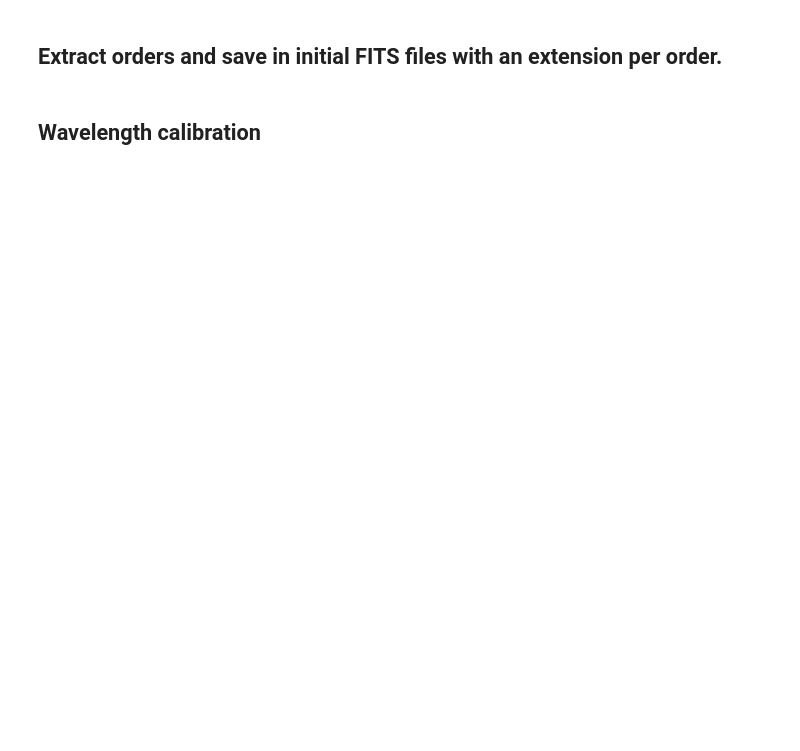
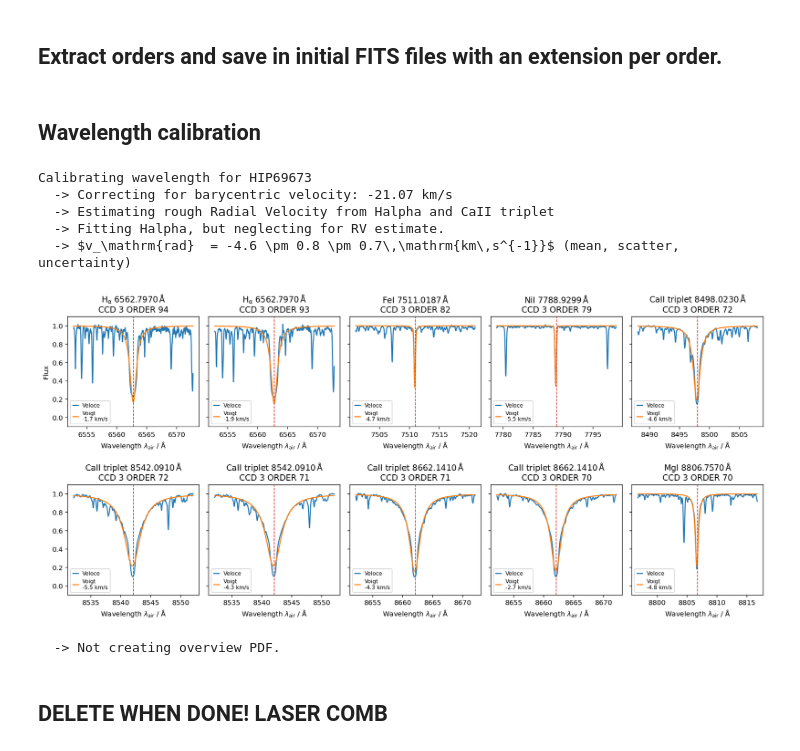
Before and after one commit to svenbuder/velocereduction, a Jupyter notebook: VeloceReduction_tutorial.ipynb, the cells around one changed output. Cells and saved outputs as stored; diff of their text form; code cells hidden in the pictures; blank space fills up the shorter version.

```diff
--- a/VeloceReduction_tutorial.ipynb
+++ b/VeloceReduction_tutorial.ipynb
@@ -187,8 +203,22 @@ for science_object in list(science_runs.keys()):
 ## Wavelength calibration
 # %%
 for science_object in list(science_runs.keys()):
-    try:
-        VR.calibration.calibrate_wavelength(science_object, correct_barycentric_velocity=True, create_overview_pdf=True)
-        print('  -> Succesfully calibrated wavelength with diagnostic plots for '+science_object)
-    except:
-        print('  -> Failed to calibrate wavelength for '+science_object)
+#     try:
+    VR.calibration.calibrate_wavelength(
+        science_object,
+        correct_barycentric_velocity=True,
+        create_overview_pdf=False
+    )
+#         print('  -> Succesfully calibrated wavelength with diagnostic plots for '+science_object)
+#     except:
+#         print('  -> Failed to calibrate wavelength for '+science_object)
+# %% [output]
+Calibrating wavelength for HIP69673
+  -> Correcting for barycentric velocity: -21.07 km/s
+  -> Estimating rough Radial Velocity from Halpha and CaII triplet
+  -> Fitting Halpha, but neglecting for RV estimate.
+  -> $v_\mathrm{rad}  = -4.6 \pm 0.8 \pm 0.7\,\mathrm{km\,s^{-1}}$ (mean, scatter, uncertainty)
+[figure, added]
+  -> Not creating overview PDF.
+# %% [markdown]
+## DELETE WHEN DONE! LASER COMB
```
Also changed, not shown: parts of 8 cells of this notebook, 43 other files.
